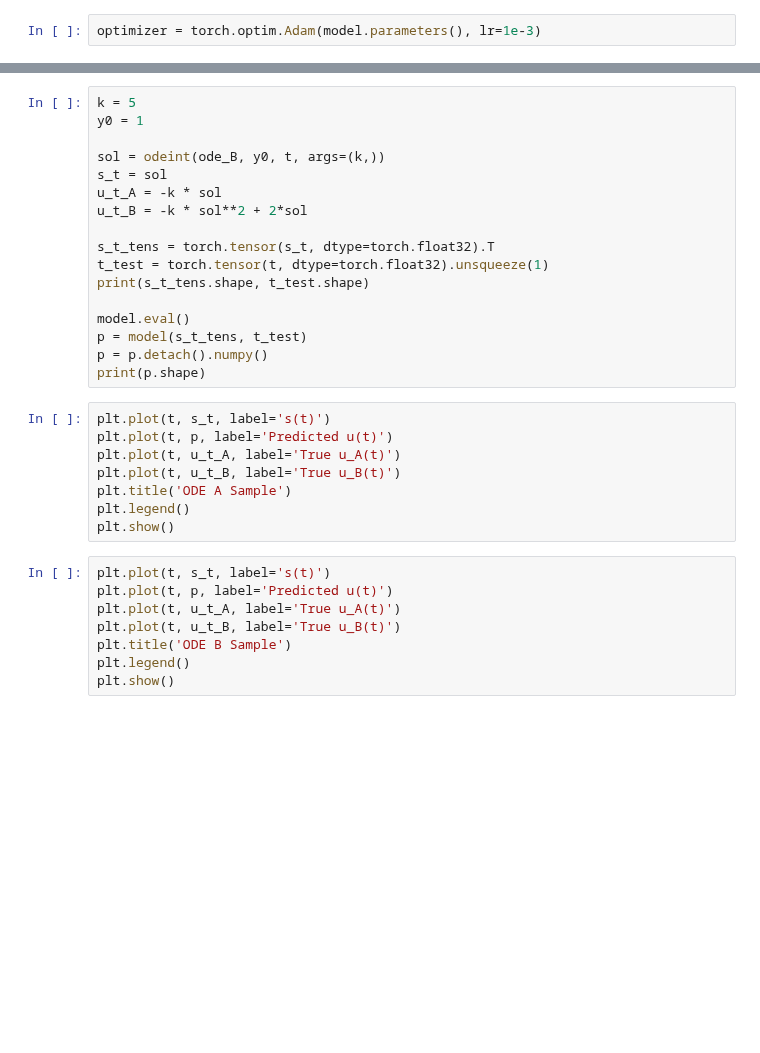
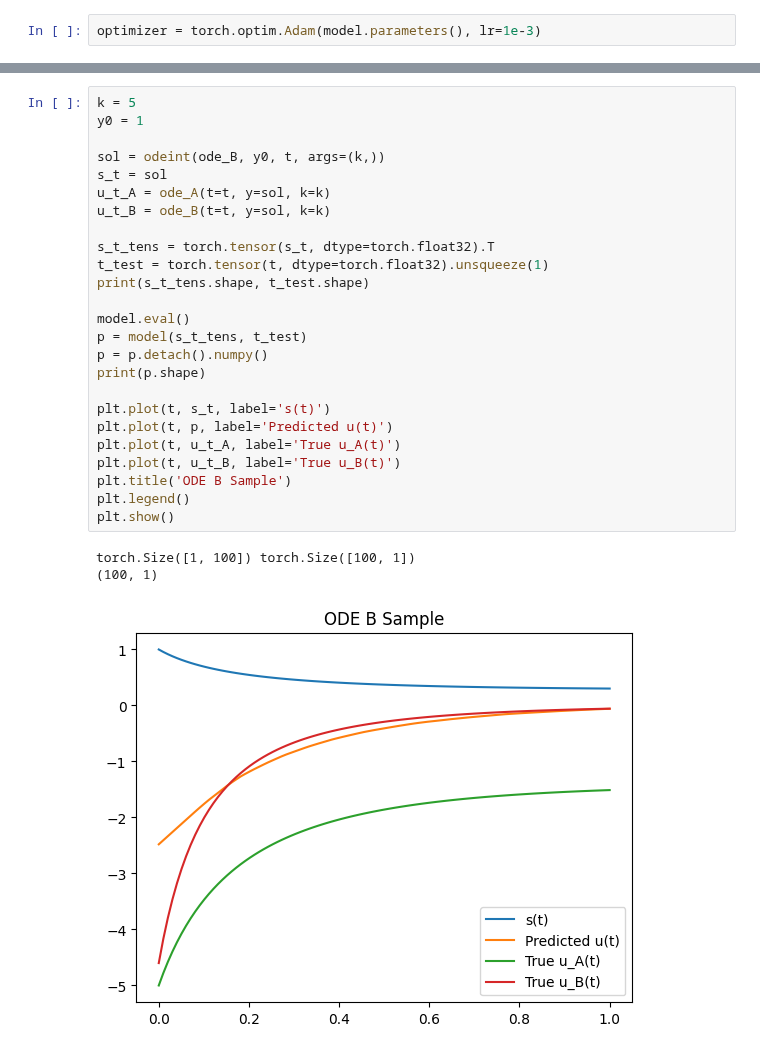
Before and after one commit to costasmexis/ModelMind, a Jupyter notebook: DeepONet/first_try_main.ipynb, the cells around one changed output, grey strips where cells are left out. Cells and saved outputs as stored; diff of their text form; blank space fills up the shorter version.

```diff
--- a/DeepONet/first_try_main.ipynb
+++ b/DeepONet/first_try_main.ipynb
@@ -192,33 +239,29 @@ plt.show()
 # %%
 k = 5
 y0 = 1
 
 sol = odeint(ode_B, y0, t, args=(k,))
 s_t = sol
-u_t_A = -k * sol
-u_t_B = -k * sol**2 + 2*sol
+u_t_A = ode_A(t=t, y=sol, k=k)
+u_t_B = ode_B(t=t, y=sol, k=k)
 
 s_t_tens = torch.tensor(s_t, dtype=torch.float32).T
 t_test = torch.tensor(t, dtype=torch.float32).unsqueeze(1)
 print(s_t_tens.shape, t_test.shape)
 
 model.eval()
 p = model(s_t_tens, t_test)
 p = p.detach().numpy()
 print(p.shape)
+
+plt.plot(t, s_t, label='s(t)')
+plt.plot(t, p, label='Predicted u(t)')
+plt.plot(t, u_t_A, label='True u_A(t)')
+plt.plot(t, u_t_B, label='True u_B(t)')
+plt.title('ODE B Sample')
+plt.legend()
+plt.show()
+# %% [output]
+torch.Size([1, 100]) torch.Size([100, 1])
+(100, 1)
+[figure, added]
-# %%
-plt.plot(t, s_t, label='s(t)')
-plt.plot(t, p, label='Predicted u(t)')
-plt.plot(t, u_t_A, label='True u_A(t)')
-plt.plot(t, u_t_B, label='True u_B(t)')
-plt.title('ODE A Sample')
-plt.legend()
-plt.show()
-# %%
-plt.plot(t, s_t, label='s(t)')
-plt.plot(t, p, label='Predicted u(t)')
-plt.plot(t, u_t_A, label='True u_A(t)')
-plt.plot(t, u_t_B, label='True u_B(t)')
-plt.title('ODE B Sample')
-plt.legend()
-plt.show()
```
Also changed, not shown: parts of 8 cells of this notebook, 1 other file.
